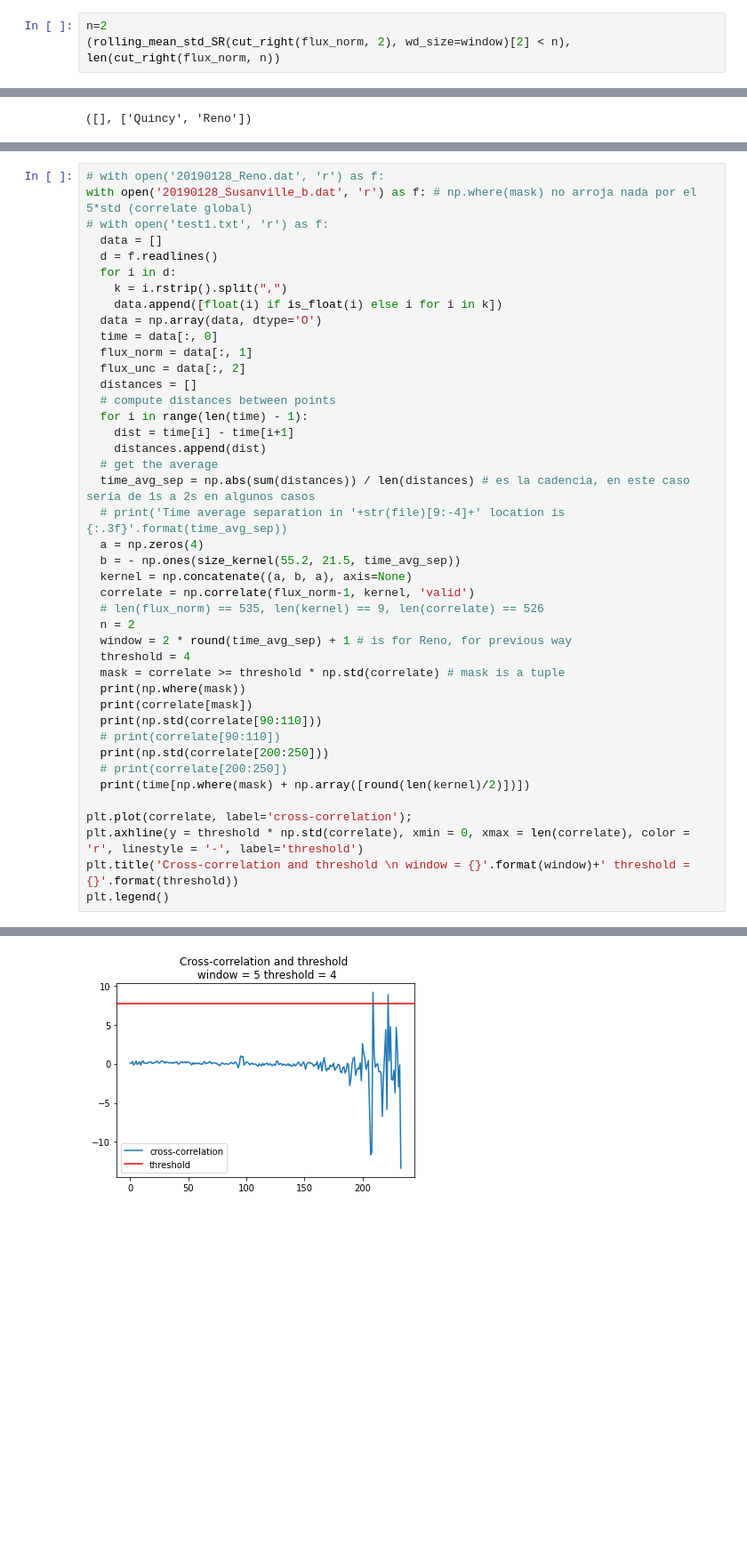
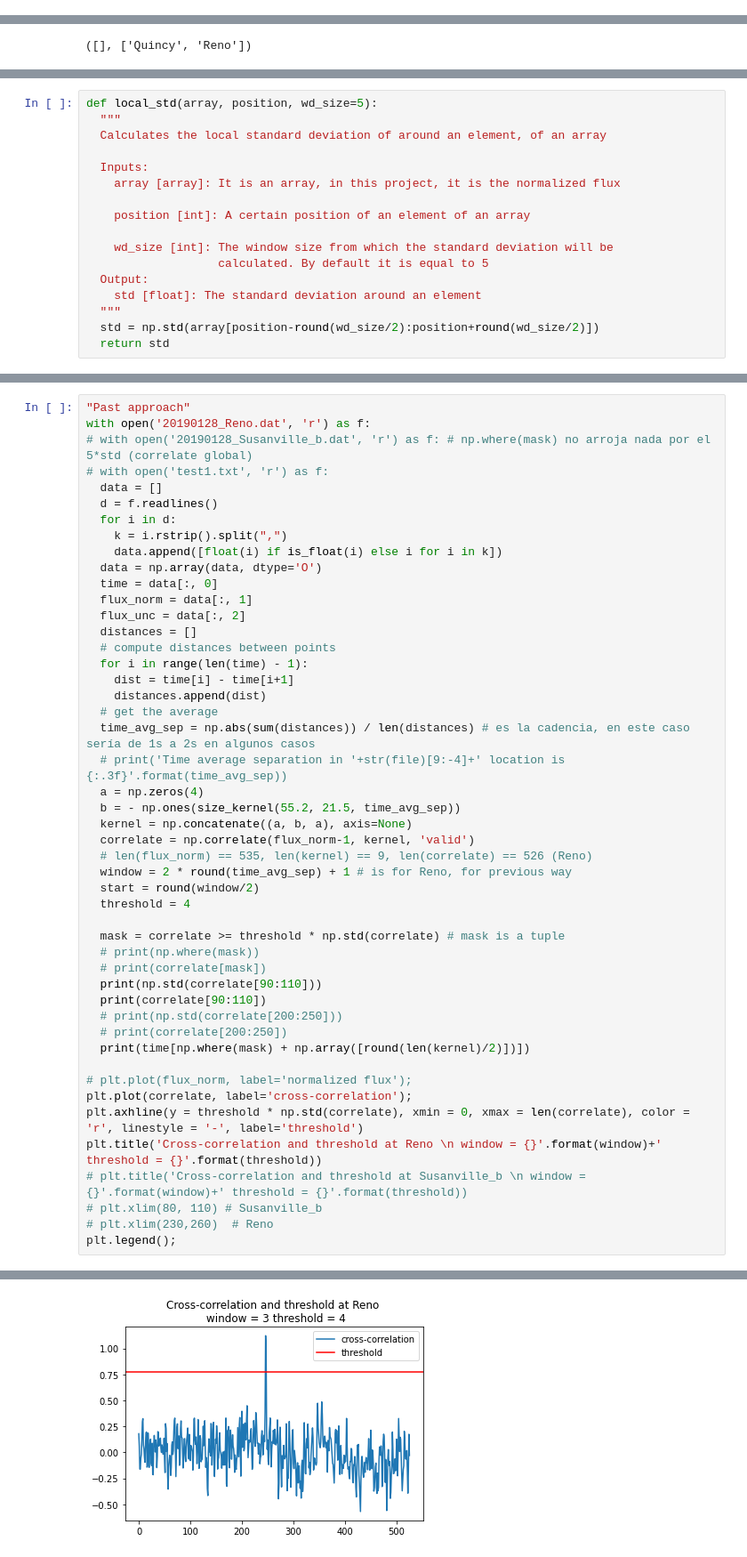
Before and after one commit to AntonioVitalic/AS4107-Investigacion-Dirigida, a Jupyter notebook: Tests_inv_dirigida.ipynb, the cells around one changed output, grey strips where cells are left out. Shown at 89% size. Cells and saved outputs as stored; diff of their text form; blank space fills up the shorter version.

```diff
--- a/Tests_inv_dirigida.ipynb
+++ b/Tests_inv_dirigida.ipynb
@@ -1242,3 +480,0 @@ def cut_right(flux, n):
-# %%
-n=2
-(rolling_mean_std_SR(cut_right(flux_norm, 2), wd_size=window)[2] < n), len(cut_right(flux_norm, n))
@@ -1391,0 +571,17 @@ possible_detection
+# %%
+def local_std(array, position, wd_size=5):
+  """
+  Calculates the local standard deviation of around an element, of an array
+
+  Inputs:
+    array [array]: It is an array, in this project, it is the normalized flux
+
+    position [int]: A certain position of an element of an array
+
+    wd_size [int]: The window size from which the standard deviation will be
+                   calculated. By default it is equal to 5
+  Output:
+    std [float]: The standard deviation around an element
+  """
+  std = np.std(array[position-round(wd_size/2):position+round(wd_size/2)])
+  return std
@@ -1392,6 +634,7 @@ possible_detection
 # %%
-# with open('20190128_Reno.dat', 'r') as f:
-with open('20190128_Susanville_b.dat', 'r') as f: # np.where(mask) no arroja nada por el 5*std (correlate global)
+"Past approach"
+with open('20190128_Reno.dat', 'r') as f:
+# with open('20190128_Susanville_b.dat', 'r') as f: # np.where(mask) no arroja nada por el 5*std (correlate global)
 # with open('test1.txt', 'r') as f:
   data = []
   d = f.readlines()
@@ -1414,21 +657,26 @@ with open('20190128_Susanville_b.dat', 'r') as f: # np.where(mask) no arroja nad
   b = - np.ones(size_kernel(55.2, 21.5, time_avg_sep))
   kernel = np.concatenate((a, b, a), axis=None)
   correlate = np.correlate(flux_norm-1, kernel, 'valid')
-  # len(flux_norm) == 535, len(kernel) == 9, len(correlate) == 526
-  n = 2
+  # len(flux_norm) == 535, len(kernel) == 9, len(correlate) == 526 (Reno)
   window = 2 * round(time_avg_sep) + 1 # is for Reno, for previous way
+  start = round(window/2)
   threshold = 4
+
   mask = correlate >= threshold * np.std(correlate) # mask is a tuple
-  print(np.where(mask))
-  print(correlate[mask])
+  # print(np.where(mask))
+  # print(correlate[mask])
   print(np.std(correlate[90:110]))
-  # print(correlate[90:110])
-  print(np.std(correlate[200:250]))
+  print(correlate[90:110])
+  # print(np.std(correlate[200:250]))
   # print(correlate[200:250])
   print(time[np.where(mask) + np.array([round(len(kernel)/2)])])
 
+# plt.plot(flux_norm, label='normalized flux');
 plt.plot(correlate, label='cross-correlation');
 plt.axhline(y = threshold * np.std(correlate), xmin = 0, xmax = len(correlate), color = 'r', linestyle = '-', label='threshold')
-plt.title('Cross-correlation and threshold \n window = {}'.format(window)+' threshold = {}'.format(threshold))
-plt.legend()
+plt.title('Cross-correlation and threshold at Reno \n window = {}'.format(window)+' threshold = {}'.format(threshold))
+# plt.title('Cross-correlation and threshold at Susanville_b \n window = {}'.format(window)+' threshold = {}'.format(threshold))
+# plt.xlim(80, 110) # Susanville_b
+# plt.xlim(230,260)  # Reno
+plt.legend();
 # %% [output]
@@ -1441 +691 @@ plt.legend()
-[figure, old version]
+[figure, new version]
```
Also changed, not shown: parts of 32 cells of this notebook.
